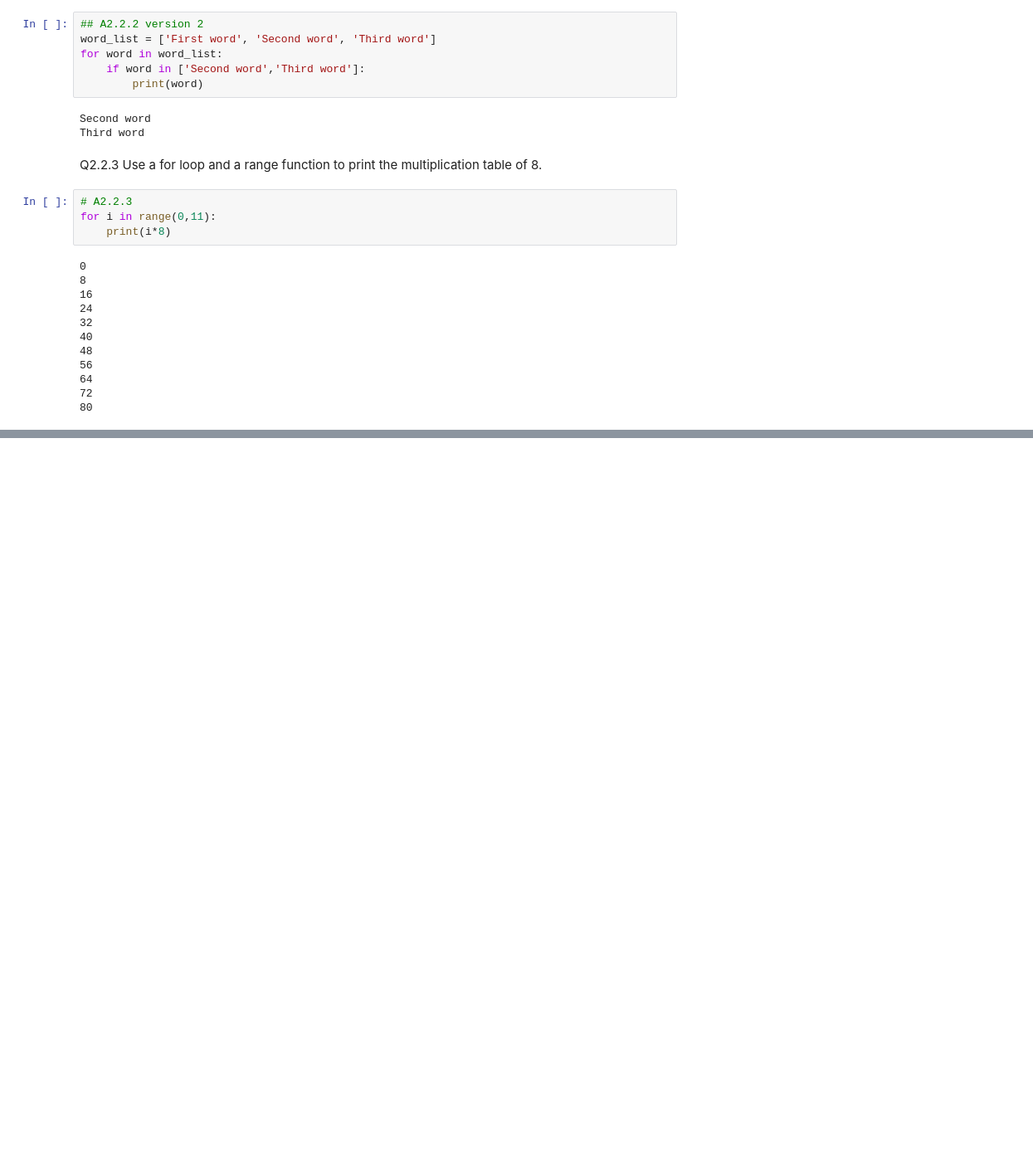
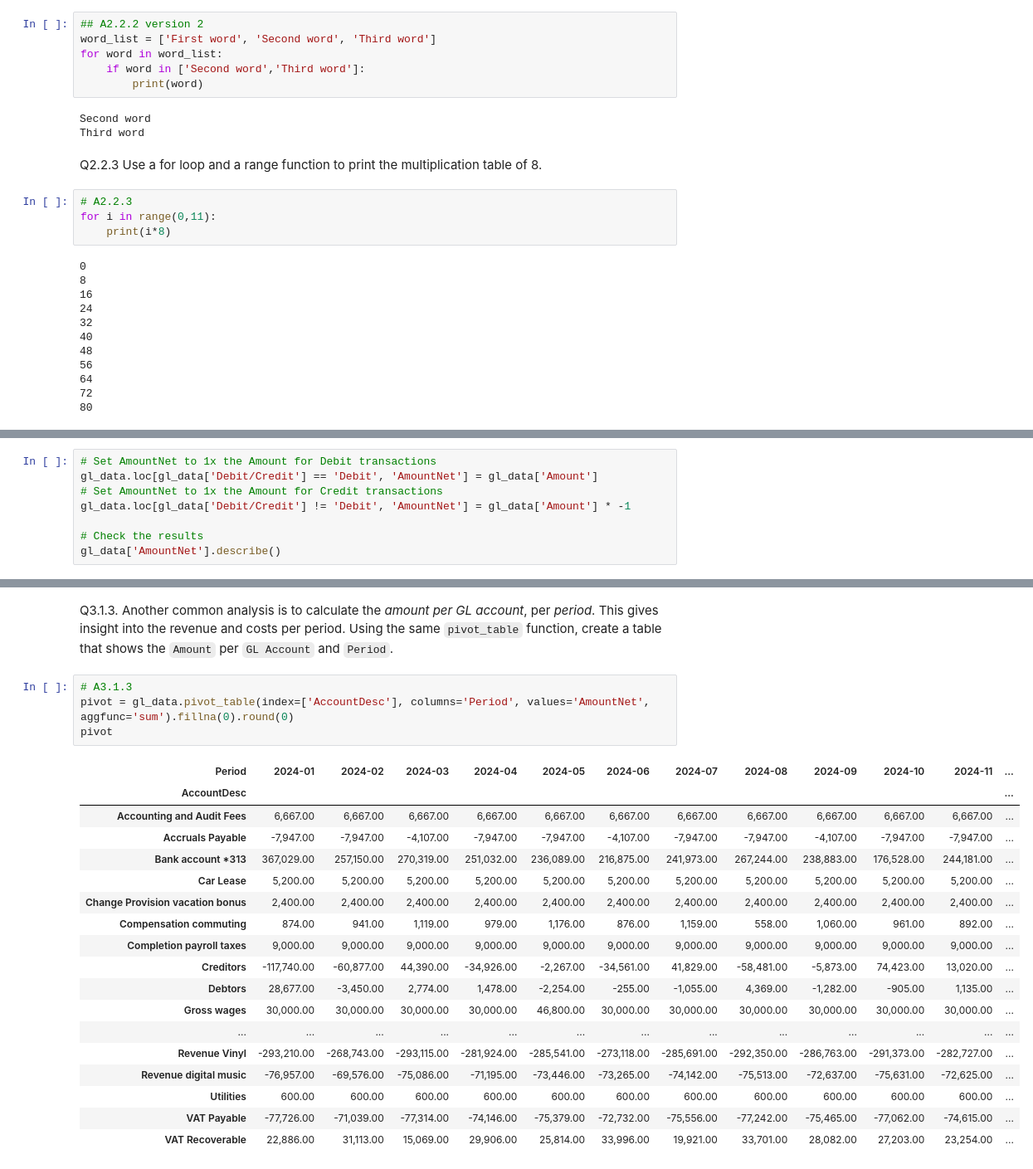
Before and after one commit to Louren/dsa-practica, a Jupyter notebook: Notebooks/1b_answers.ipynb, the cells around one changed output, grey strips where cells are left out. Shown at 83% size. Cells and saved outputs as stored; diff of their text form; blank space fills up the shorter version.

```diff
--- a/Notebooks/1b_answers.ipynb
+++ b/Notebooks/1b_answers.ipynb
@@ -724,0 +570,8 @@ A2.4.7 Thus **73.8%** of the songs has a higher tempo than 100 BPM.
+# %%
+# Set AmountNet to 1x the Amount for Debit transactions
+gl_data.loc[gl_data['Debit/Credit'] == 'Debit', 'AmountNet'] = gl_data['Amount']
+# Set AmountNet to 1x the Amount for Credit transactions
+gl_data.loc[gl_data['Debit/Credit'] != 'Debit', 'AmountNet'] = gl_data['Amount'] * -1
+
+# Check the results
+gl_data['AmountNet'].describe()
@@ -724,0 +619,25 @@ A2.4.7 Thus **73.8%** of the songs has a higher tempo than 100 BPM.
+# %% [markdown]
+Q3.1.3. Another common analysis is to calculate the *amount per GL account*, per *period*. This gives insight into the revenue and costs per period. Using the same `pivot_table` function, create a table that shows the `Amount` per `GL Account` and `Period`.
+# %%
+# A3.1.3
+pivot = gl_data.pivot_table(index=['AccountDesc'], columns='Period', values='AmountNet', aggfunc='sum').fillna(0).round(0)
+pivot
+# %% [output]
+| Period | 2024-01 | 2024-02 | 2024-03 | 2024-04 | 2024-05 | 2024-06 | 2024-07 | 2024-08 | 2024-09 | 2024-10 | 2024-11 | ... |
+| AccountDesc |  |  |  |  |  |  |  |  |  |  |  | ... |
+| Accounting and Audit Fees | 6,667.00 | 6,667.00 | 6,667.00 | 6,667.00 | 6,667.00 | 6,667.00 | 6,667.00 | 6,667.00 | 6,667.00 | 6,667.00 | 6,667.00 | ... |
+| Accruals Payable | -7,947.00 | -7,947.00 | -4,107.00 | -7,947.00 | -7,947.00 | -4,107.00 | -7,947.00 | -7,947.00 | -4,107.00 | -7,947.00 | -7,947.00 | ... |
+| Bank account *313 | 367,029.00 | 257,150.00 | 270,319.00 | 251,032.00 | 236,089.00 | 216,875.00 | 241,973.00 | 267,244.00 | 238,883.00 | 176,528.00 | 244,181.00 | ... |
+| Car Lease | 5,200.00 | 5,200.00 | 5,200.00 | 5,200.00 | 5,200.00 | 5,200.00 | 5,200.00 | 5,200.00 | 5,200.00 | 5,200.00 | 5,200.00 | ... |
+| Change Provision vacation bonus | 2,400.00 | 2,400.00 | 2,400.00 | 2,400.00 | 2,400.00 | 2,400.00 | 2,400.00 | 2,400.00 | 2,400.00 | 2,400.00 | 2,400.00 | ... |
+| Compensation commuting | 874.00 | 941.00 | 1,119.00 | 979.00 | 1,176.00 | 876.00 | 1,159.00 | 558.00 | 1,060.00 | 961.00 | 892.00 | ... |
+| Completion payroll taxes | 9,000.00 | 9,000.00 | 9,000.00 | 9,000.00 | 9,000.00 | 9,000.00 | 9,000.00 | 9,000.00 | 9,000.00 | 9,000.00 | 9,000.00 | ... |
+| Creditors | -117,740.00 | -60,877.00 | 44,390.00 | -34,926.00 | -2,267.00 | -34,561.00 | 41,829.00 | -58,481.00 | -5,873.00 | 74,423.00 | 13,020.00 | ... |
+| Debtors | 28,677.00 | -3,450.00 | 2,774.00 | 1,478.00 | -2,254.00 | -255.00 | -1,055.00 | 4,369.00 | -1,282.00 | -905.00 | 1,135.00 | ... |
+| Gross wages | 30,000.00 | 30,000.00 | 30,000.00 | 30,000.00 | 46,800.00 | 30,000.00 | 30,000.00 | 30,000.00 | 30,000.00 | 30,000.00 | 30,000.00 | ... |
+| ... | ... | ... | ... | ... | ... | ... | ... | ... | ... | ... | ... | ... |
+| Revenue Vinyl | -293,210.00 | -268,743.00 | -293,115.00 | -281,924.00 | -285,541.00 | -273,118.00 | -285,691.00 | -292,350.00 | -286,763.00 | -291,373.00 | -282,727.00 | ... |
+| Revenue digital music | -76,957.00 | -69,576.00 | -75,086.00 | -71,195.00 | -73,446.00 | -73,265.00 | -74,142.00 | -75,513.00 | -72,637.00 | -75,631.00 | -72,625.00 | ... |
+| Utilities | 600.00 | 600.00 | 600.00 | 600.00 | 600.00 | 600.00 | 600.00 | 600.00 | 600.00 | 600.00 | 600.00 | ... |
+| VAT Payable | -77,726.00 | -71,039.00 | -77,314.00 | -74,146.00 | -75,379.00 | -72,732.00 | -75,556.00 | -77,242.00 | -75,465.00 | -77,062.00 | -74,615.00 | ... |
+| VAT Recoverable | 22,886.00 | 31,113.00 | 15,069.00 | 29,906.00 | 25,814.00 | 33,996.00 | 19,921.00 | 33,701.00 | 28,082.00 | 27,203.00 | 23,254.00 | ... |
```
Also changed, not shown: parts of 110 cells of this notebook.
